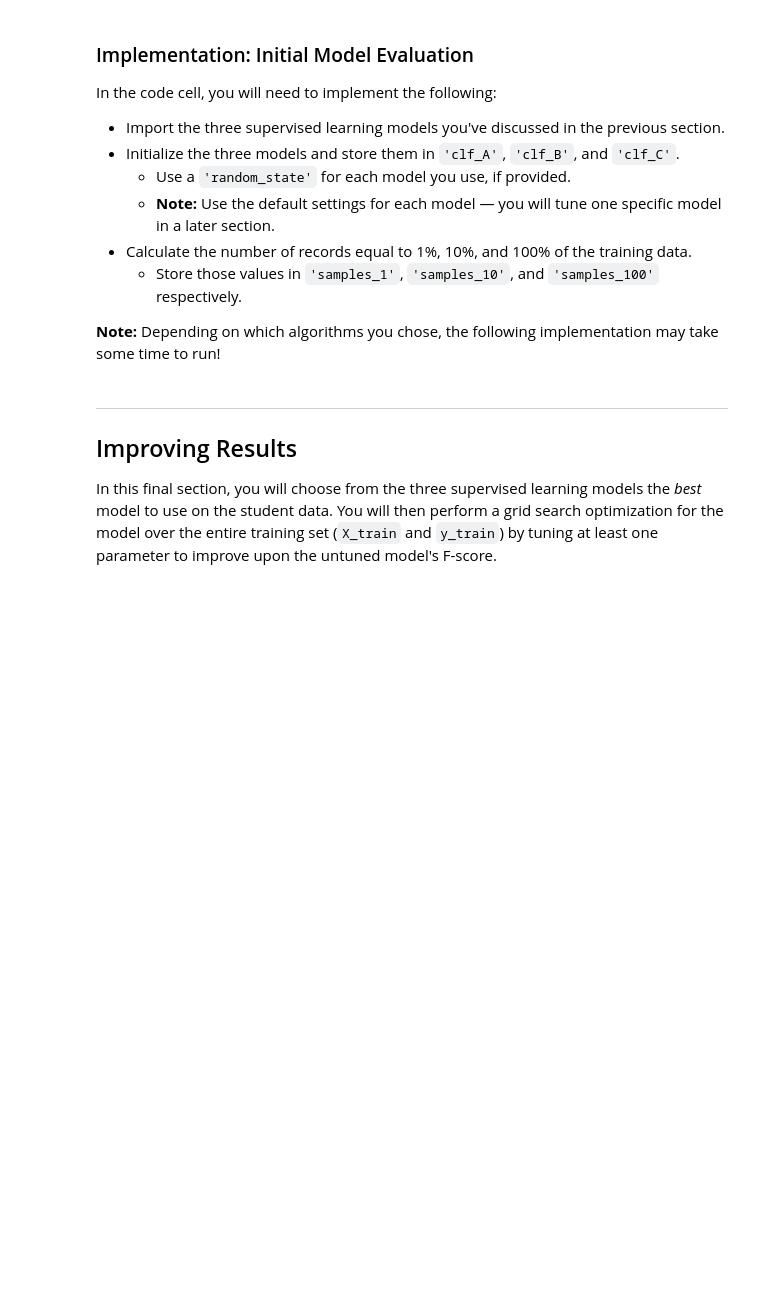
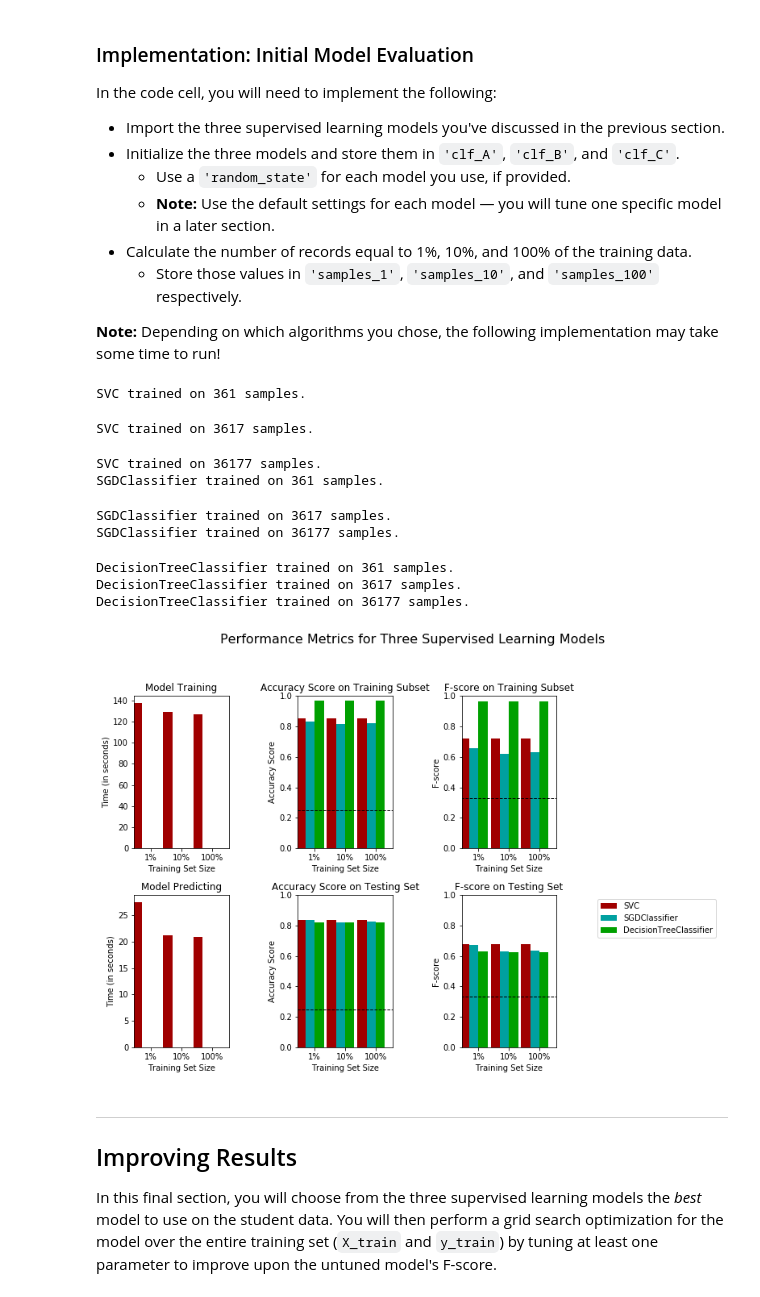
Before and after one commit to faberfred/Udacity_Machine_Learning_Engineer_Nanodegree_Program, a Jupyter notebook: projects/finding_donors/finding_donors.ipynb, the cells around one changed output. Saved outputs shown, nothing was run; the diff lists cells and outputs as text; code cells hidden in the pictures; blank space fills up the shorter version.

```diff
--- a/projects/finding_donors/finding_donors.ipynb
+++ b/projects/finding_donors/finding_donors.ipynb
@@ -338,12 +338,13 @@ TN = 0 # No predicted negatives in the naive case
 FN = 0 # No predicted negatives in the naive case
 '''
 # TODO: Calculate accuracy, precision and recall
-accuracy = None
-recall = None
-precision = None
+accuracy = np.sum(income) / income.count()
+recall = np.sum(income) / (np.sum(income) + 0)
+precision = np.sum(income) / (np.sum(income) + (income.count() - np.sum(income)))
 
 # TODO: Calculate F-score using the formula above for beta = 0.5 and correct values for precision and recall.
-fscore = None
+fscore = (1 + 0.5) * (recall * precision) / (0.5 * precision + recall)
 
 # Print the results
+print('accuracy: {:.3f}, recall: {:.3f} & precision: {:.3f}'.format(accuracy, recall, precision))
 print("Naive Predictor: [Accuracy score: {:.4f}, F-score: {:.4f}]".format(accuracy, fscore))
@@ -384,6 +431,7 @@ In the code block below, you will need to implement the following:
    - Make sure that you set the `beta` parameter!
 # %%
 # TODO: Import two metrics from sklearn - fbeta_score and accuracy_score
+from sklearn.metrics import accuracy_score, fbeta_score
 
 def train_predict(learner, sample_size, X_train, y_train, X_test, y_test):
     '''
@@ -400,33 +448,33 @@ def train_predict(learner, sample_size, X_train, y_train, X_test, y_test):
 
     # TODO: Fit the learner to the training data using slicing with 'sample_size' using .fit(training_features[:], training_labels[:])
     start = time() # Get start time
-    learner = None
+    learner = learner.fit(X_train, y_train)
     end = time() # Get end time
 
     # TODO: Calculate the training time
-    results['train_time'] = None
+    results['train_time'] = end - start
 
     # TODO: Get the predictions on the test set(X_test),
     #       then get predictions on the first 300 training samples(X_train) using .predict()
     start = time() # Get start time
-    predictions_test = None
-    predictions_train = None
+    predictions_test = learner.predict(X_test)
+    predictions_train = learner.predict(X_train[:300])
     end = time() # Get end time
 
     # TODO: Calculate the total prediction time
-    results['pred_time'] = None
+    results['pred_time'] = end - start
 
     # TODO: Compute accuracy on the first 300 training samples which is y_train[:300]
-    results['acc_train'] = None
+    results['acc_train'] = accuracy_score(y_train[:300], predictions_train)
 
     # TODO: Compute accuracy on test set using accuracy_score()
-    results['acc_test'] = None
+    results['acc_test'] = accuracy_score(y_test, predictions_test)
 
     # TODO: Compute F-score on the the first 300 training samples using fbeta_score()
-    results['f_train'] = None
+    results['f_train'] = fbeta_score(y_train[:300], predictions_train, beta=0.5)
 
     # TODO: Compute F-score on the test set which is y_test
-    results['f_test'] = None
+    results['f_test'] = fbeta_score(y_test, predictions_test, beta=0.5)
 
     # Success
     print("{} trained on {} samples.".format(learner.__class__.__name__, sample_size))
@@ -446,31 +494,44 @@ In the code cell, you will need to implement the following:
 **Note:** Depending on which algorithms you chose, the following implementation may take some time to run!
 # %%
 # TODO: Import the three supervised learning models from sklearn
-
+from sklearn.linear_model import SGDClassifier
+from sklearn.tree import DecisionTreeClassifier
+from sklearn.svm import SVC
 # TODO: Initialize the three models
-clf_A = None
-clf_B = None
-clf_C = None
+clf_A = SVC()
+clf_B = SGDClassifier()
+clf_C = DecisionTreeClassifier()
 
 # TODO: Calculate the number of samples for 1%, 10%, and 100% of the training data
 # HINT: samples_100 is the entire training set i.e. len(y_train)
 # HINT: samples_10 is 10% of samples_100 (ensure to set the count of the values to be `int` and not `float`)
 # HINT: samples_1 is 1% of samples_100 (ensure to set the count of the values to be `int` and not `float`)
-samples_100 = None
-samples_10 = None
-samples_1 = None
+samples_100 = len(y_train)
+samples_10 = int(samples_100 / 10)
+samples_1 = int(samples_100 / 100)
 
 # Collect results on the learners
 results = {}
 for clf in [clf_A, clf_B, clf_C]:
     clf_name = clf.__class__.__name__
     results[clf_name] = {}
     for i, samples in enumerate([samples_1, samples_10, samples_100]):
         results[clf_name][i] = \
         train_predict(clf, samples, X_train, y_train, X_test, y_test)
 
 # Run metrics visualization for the three supervised learning models chosen
 vs.evaluate(results, accuracy, fscore)
+# %% [output]
+SVC trained on 361 samples.
+SVC trained on 3617 samples.
+SVC trained on 36177 samples.
+SGDClassifier trained on 361 samples.
+SGDClassifier trained on 3617 samples.
+SGDClassifier trained on 36177 samples.
+DecisionTreeClassifier trained on 361 samples.
+DecisionTreeClassifier trained on 3617 samples.
+DecisionTreeClassifier trained on 36177 samples.
+[figure, added]
 # %% [markdown]
 ----
 ## Improving Results
```
Also changed, not shown: parts of 5 cells of this notebook, 1 other file.
